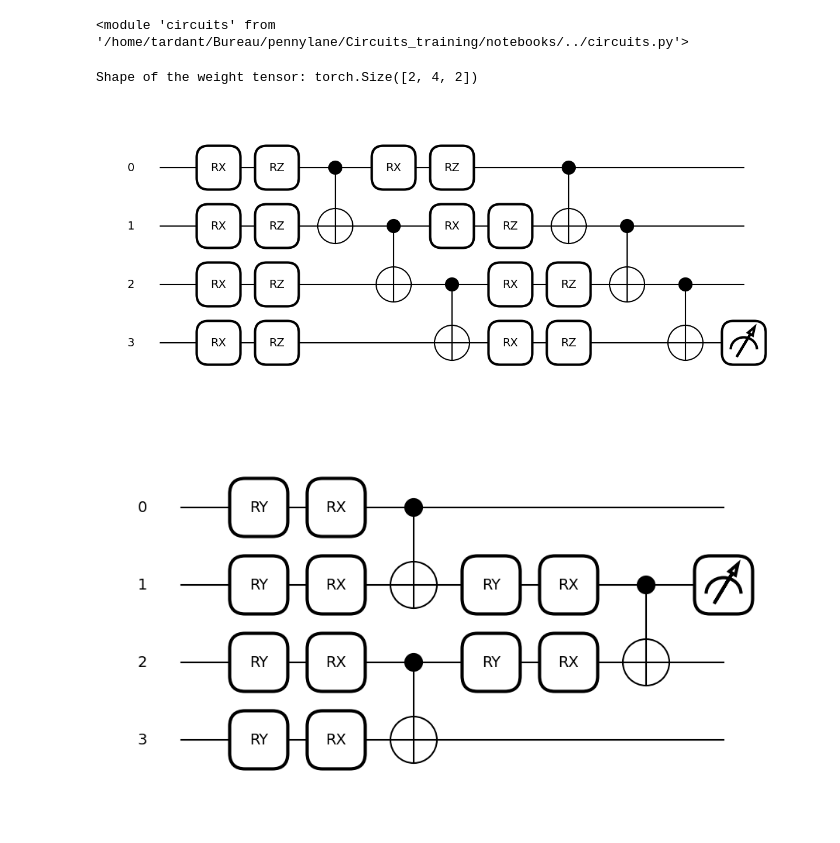
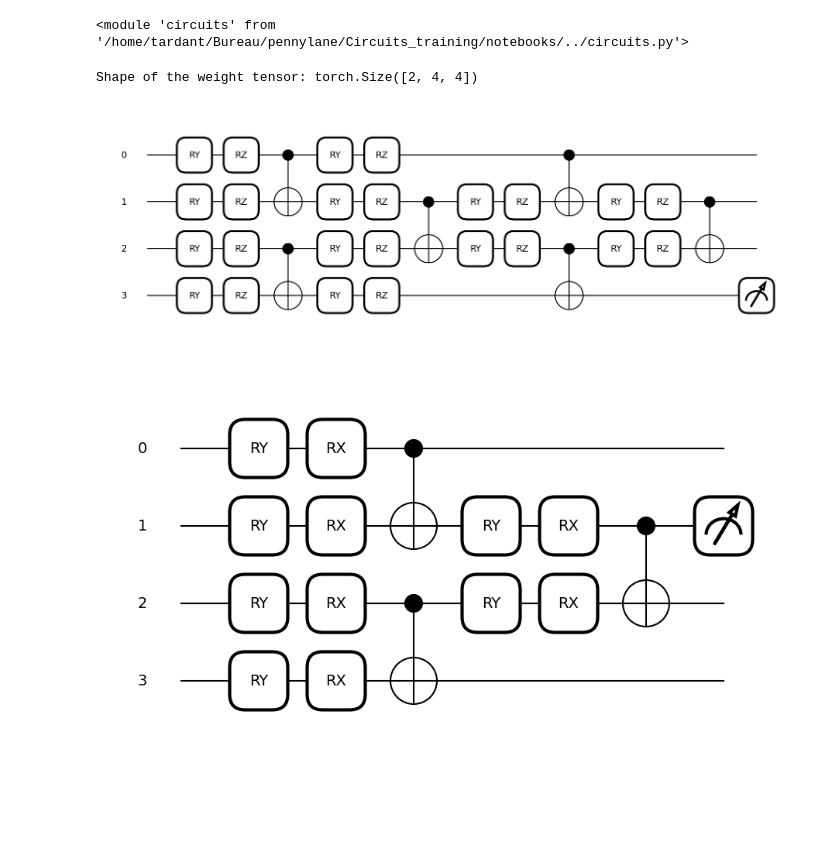
Before and after one commit to TiboADT/QML-Fourier-training, a Jupyter notebook: notebooks/building_circuits.ipynb, the cells around one changed output. Saved outputs shown, nothing was run; the diff lists cells and outputs as text; code cells hidden in the pictures; blank space fills up the shorter version.

```diff
--- a/notebooks/building_circuits.ipynb
+++ b/notebooks/building_circuits.ipynb
@@ -19,36 +19,36 @@ reload(circuits)
 n_qubits = 4
 
 dev = qp.device("default.qubit", wires=n_qubits)
 
-num = 2
+num = 11
 
 circuit_to_call = circuits.circuit_set(num=num)  # choose the circuit to call
 
 @qp.qnode(dev, interface="torch")
 def circuit_set(weights):
 
     circuit_to_call(weights, wires =list(range(n_qubits)))
 
     return qp.expval(qp.PauliZ(wires=3))
 
 layers = 2  # number of layers in the circuit
 
 shape = circuits.weight_tensor_shape(num, n_qubits, layers)  # get the shape of the weight tensor for the chosen circuit
 
 weights = (
     2 * np.pi * torch.rand(shape, dtype=torch.float32, requires_grad=True)
 )  # some random initial weights
 
 x = np.linspace(-6, 6, 70, requires_grad=False)
 x = torch.tensor(x, dtype=torch.float32, requires_grad=False)
 print(f"Shape of the weight tensor: {weights.shape}")
 random_quantum_model_y = circuit_set(weights)
 
 qp.draw_mpl(circuit_set, level="device")(weights)
 plt.show()
 # %% [output]
-Shape of the weight tensor: torch.Size([2, 4, 2])
+Shape of the weight tensor: torch.Size([2, 4, 4])
-[figure, old version]
+[figure, new version]
 # %%
 n_qubits = 4
 
```
Also changed, not shown: 3 other files.
